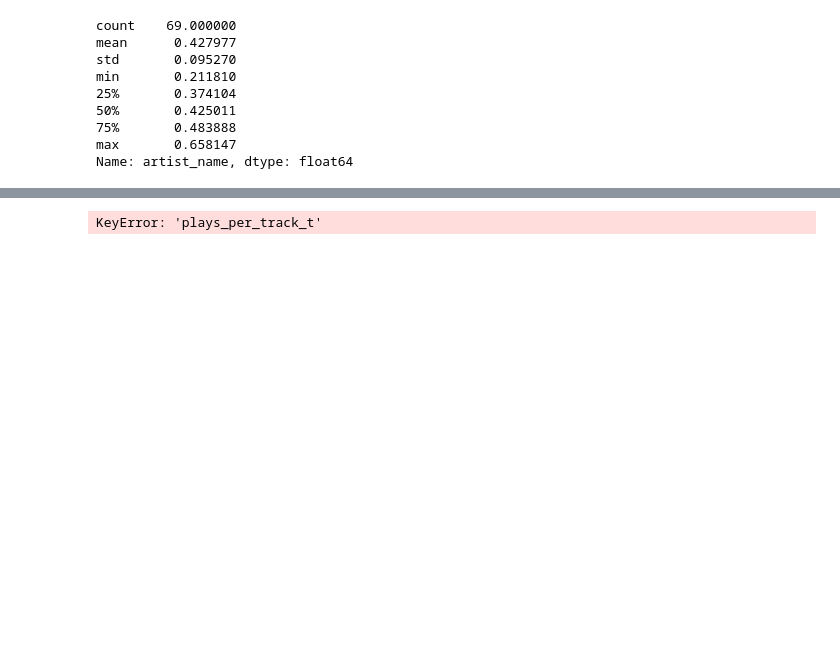
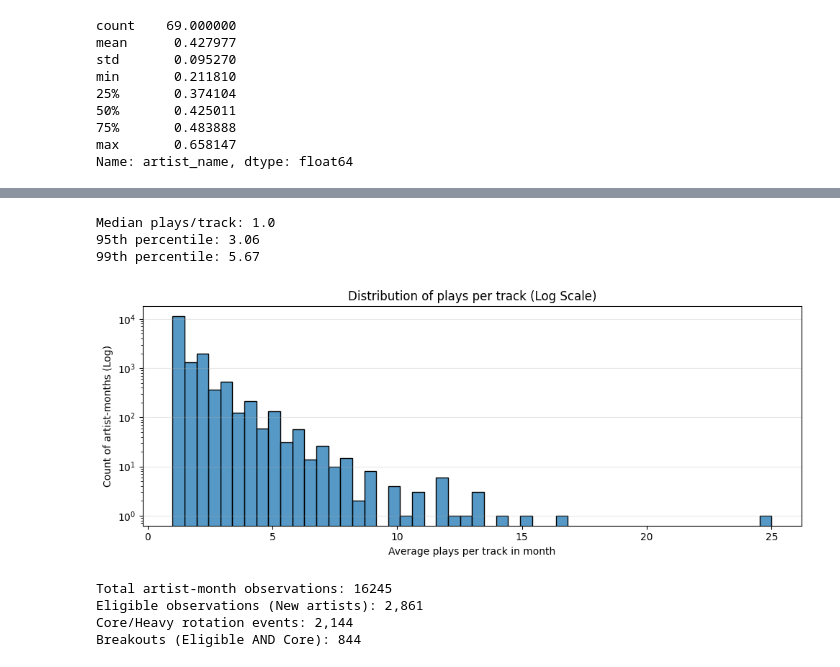
Before and after one commit to Tyainss/artist-lifecycle, a Jupyter notebook: notebooks/breakout/00_eda.ipynb, the cells around one changed output, grey strips where cells are left out. Drawn from its saved outputs; the diff is of its cells as text; code cells hidden in the pictures; blank space fills up the shorter version.

```diff
--- a/notebooks/breakout/00_eda.ipynb
+++ b/notebooks/breakout/00_eda.ipynb
@@ -677,16 +689,45 @@ plt.show()
 # %%
+artist_month_tracks["plays_per_track_t"] = artist_month_tracks["plays_t"] / artist_month_tracks["unique_tracks_t"]
 pp = artist_month_tracks["plays_per_track_t"]
 
-print("Median plays/track:", float(pp.median()))
-print("95th percentile:", float(pp.quantile(0.95)))
-print("99th percentile:", float(pp.quantile(0.99)))
+print("Median plays/track:", round(float(pp.median()), 2))
+print("95th percentile:", round(float(pp.quantile(0.95)), 2))
+print("99th percentile:", round(float(pp.quantile(0.99)), 2))
 
 plt.figure(figsize=(10, 4))
-pp.clip(upper=pp.quantile(0.99)).plot(kind="hist", bins=50)
-plt.title("Distribution of plays per track (clipped at 99th pct)")
-plt.xlabel("Plays per track in month")
-plt.ylabel("Count of artist-months")
+# log scale reveals the tail that is hidden in a linear histogram
+sns.histplot(pp, bins=50, kde=False)
+plt.yscale("log")
+plt.title("Distribution of plays per track (Log Scale)")
+plt.xlabel("Average plays per track in month")
+plt.ylabel("Count of artist-months (Log)")
+plt.grid(axis='y', alpha=0.3)
 plt.tight_layout()
 plt.show()
 # %% [output]
-KeyError: 'plays_per_track_t'
+Median plays/track: 1.0
+95th percentile: 3.06
+99th percentile: 5.67
+[figure, added]
+# %%
+# Estimate cohort sizes for breakout modeling
+first_month = artist_month.groupby("artist_name")["month"].transform("min")
+
+# Calculate months since first appearance
+curr_m = pd.to_datetime(artist_month["month"]).dt.to_period("M").astype(int)
+first_m = pd.to_datetime(first_month).dt.to_period("M").astype(int)
+artist_month["months_since_discovery"] = curr_m - first_m
+
+# Eligible: new artist (<= 6 months) and minimum activity (>= 3 plays)
+is_eligible = (artist_month["months_since_discovery"] <= 6) & (artist_month["plays_t"] >= 3)
+artist_month["is_core"] = (artist_month["plays_t"] >= 20)
+
+print(f"Total artist-month observations: {len(artist_month)}")
+print(f"Eligible observations (New artists): {is_eligible.sum():,}")
+print(f"Core/Heavy rotation events: {artist_month['is_core'].sum():,}")
+print(f"Breakouts (Eligible AND Core): {(is_eligible & artist_month['is_core']).sum():,}")
+# %% [output]
+Total artist-month observations: 16245
+Eligible observations (New artists): 2,861
+Core/Heavy rotation events: 2,144
+Breakouts (Eligible AND Core): 844
```
Also changed, not shown: parts of 11 cells of this notebook.
